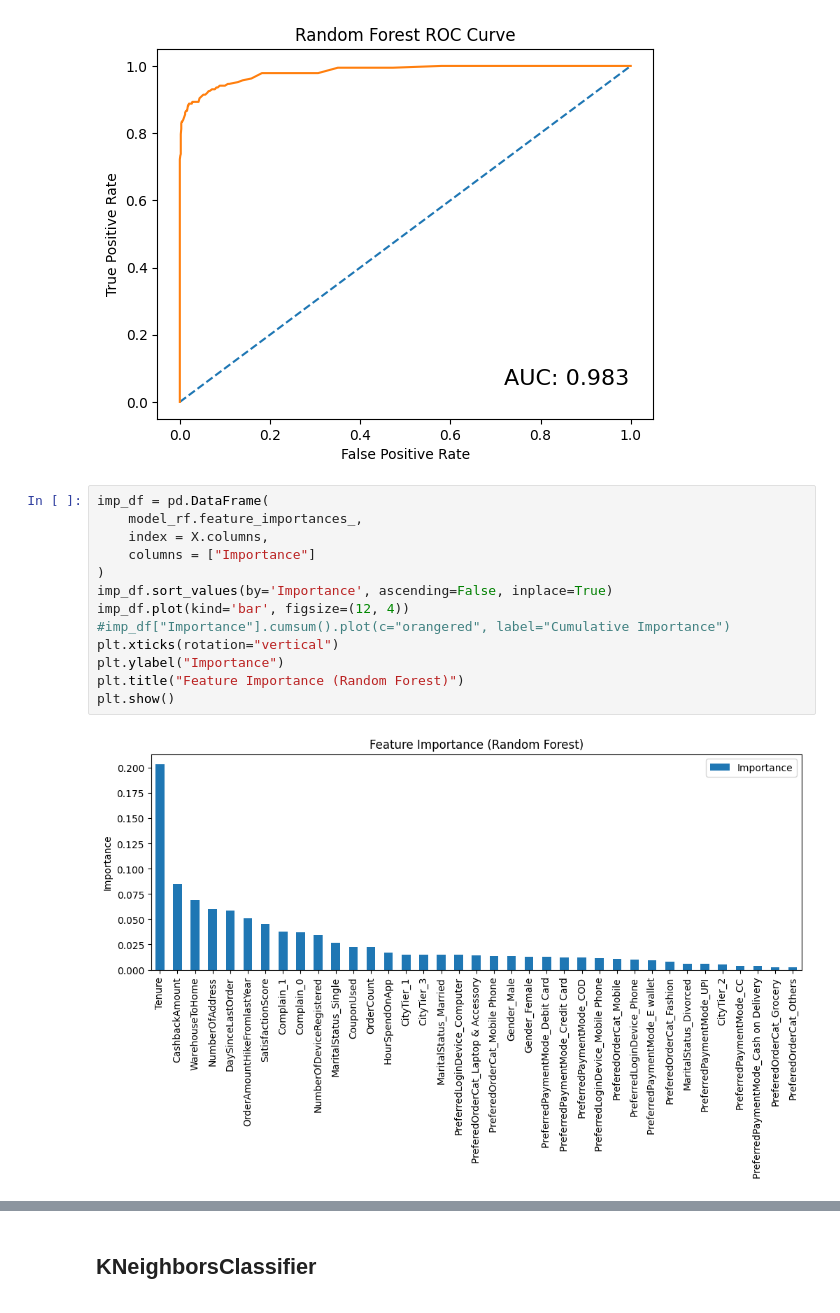
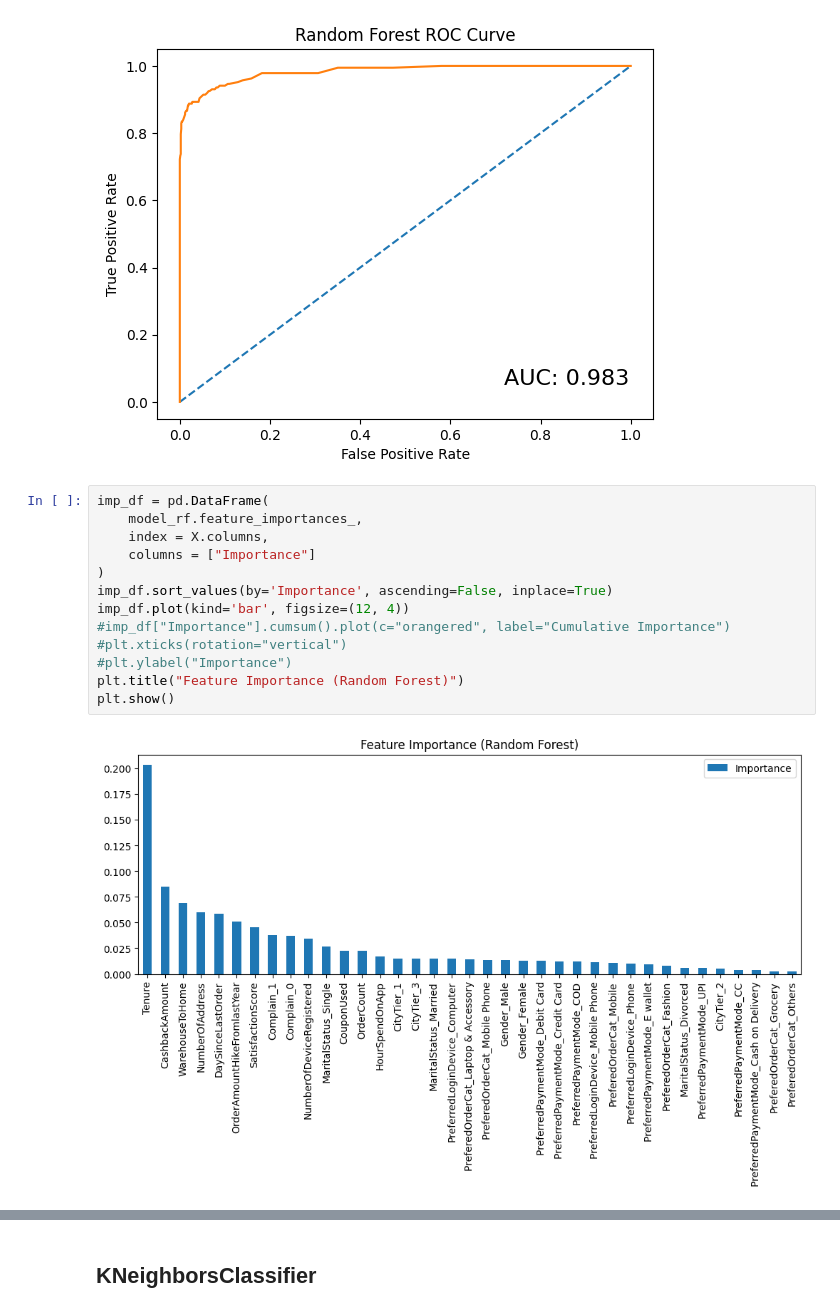
Before and after one commit to straylight77/data-sci-learning, a Jupyter notebook: dat203/final.ipynb, the cells around one changed output, grey strips where cells are left out. Cells and saved outputs as stored; diff of their text form.

```diff
--- a/dat203/final.ipynb
+++ b/dat203/final.ipynb
@@ -754,17 +754,17 @@ weighted avg       0.97      0.97      0.97      1126
 # %%
 imp_df = pd.DataFrame(
     model_rf.feature_importances_,
     index = X.columns,
     columns = ["Importance"]
 )
 imp_df.sort_values(by='Importance', ascending=False, inplace=True)
 imp_df.plot(kind='bar', figsize=(12, 4))
 #imp_df["Importance"].cumsum().plot(c="orangered", label="Cumulative Importance")
-plt.xticks(rotation="vertical")
-plt.ylabel("Importance")
+#plt.xticks(rotation="vertical")
+#plt.ylabel("Importance")
 plt.title("Feature Importance (Random Forest)")
 plt.show()
 # %% [output]
-[figure, old version]
+[figure, new version]
 # %%
 imp_df['CumSum'] = imp_df['Importance'].cumsum()
```
Also changed, not shown: parts of 20 cells of this notebook.
